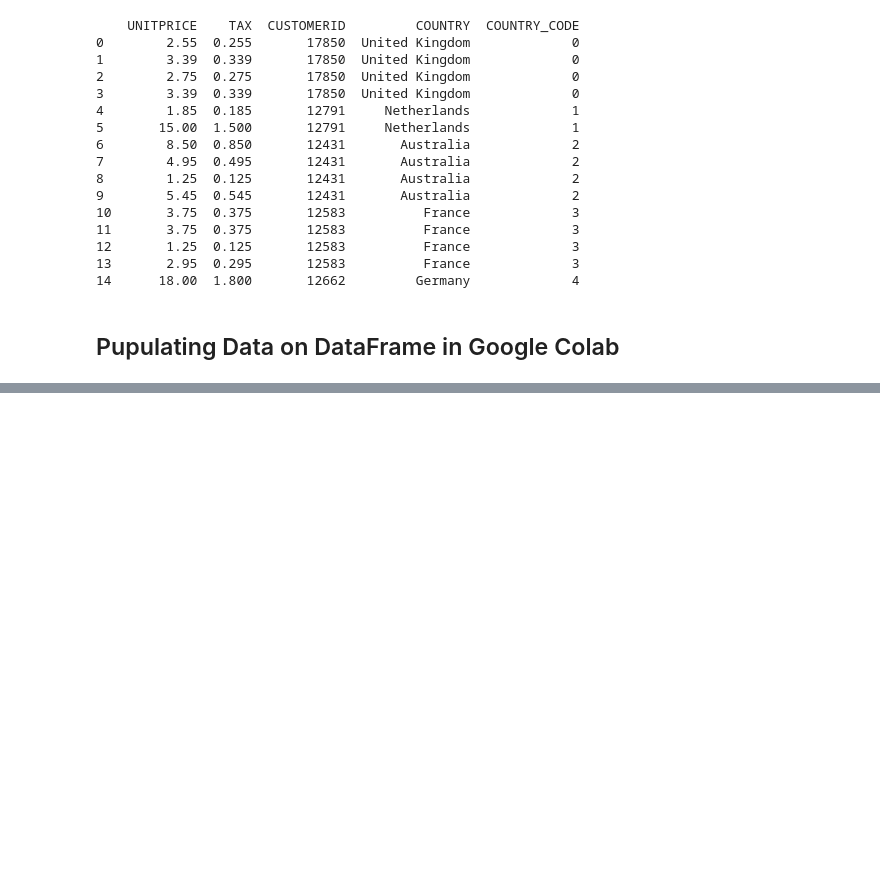
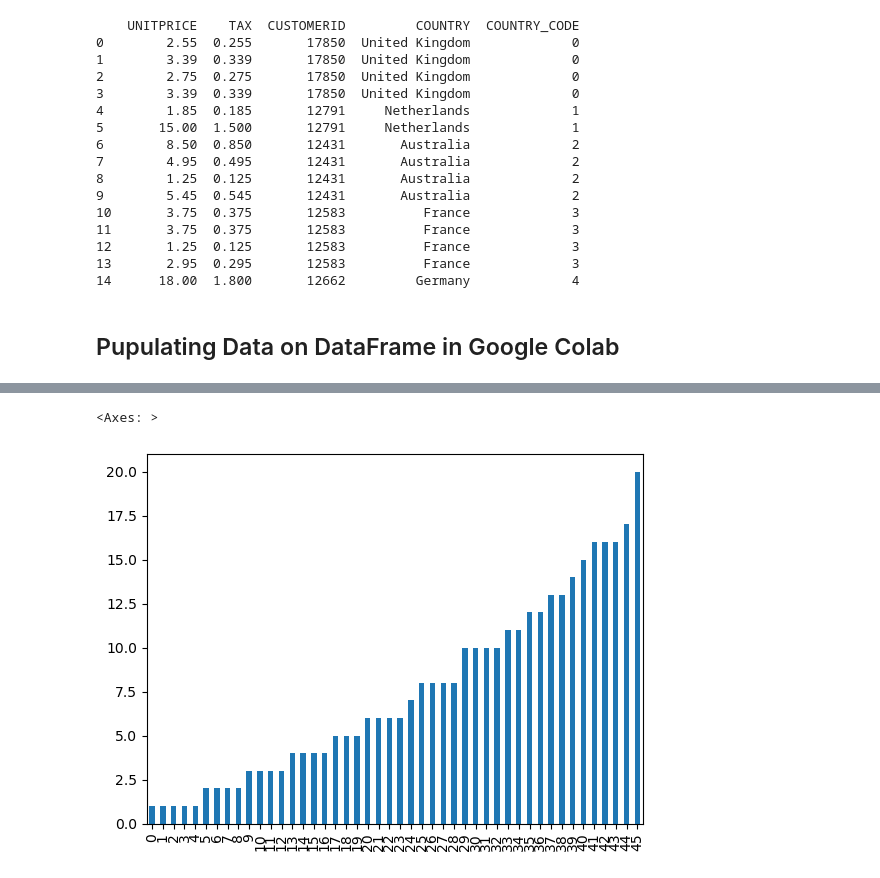
Before and after one commit to toarnabtrainer/AEC_ML_With_Python_January_2024, a Jupyter notebook: Pandas.ipynb, the cells around one changed output, grey strips where cells are left out. Drawn from its saved outputs; the diff is of its cells as text; code cells hidden in the pictures; blank space fills up the shorter version.

```diff
--- a/Pandas.ipynb
+++ b/Pandas.ipynb
@@ -1768,0 +1867,5 @@ df.head()
+# %%
+df.experience.plot.bar()
+# %% [output]
+<Axes: >
+[figure, added]
```
Also changed, not shown: parts of 25 cells of this notebook.
